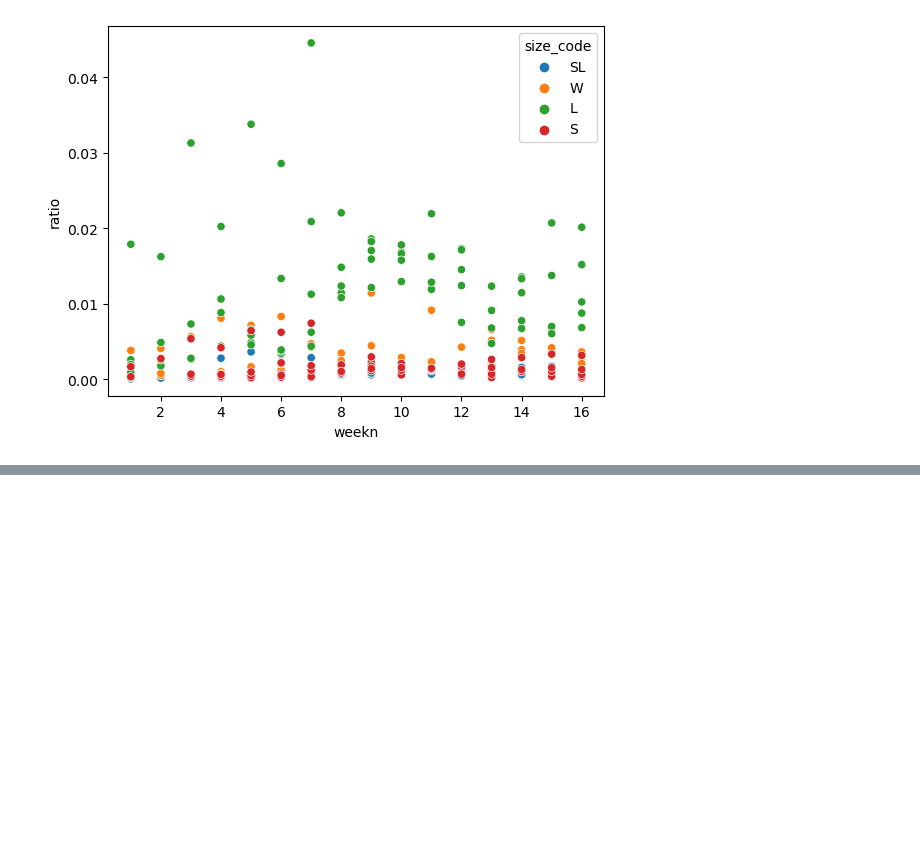
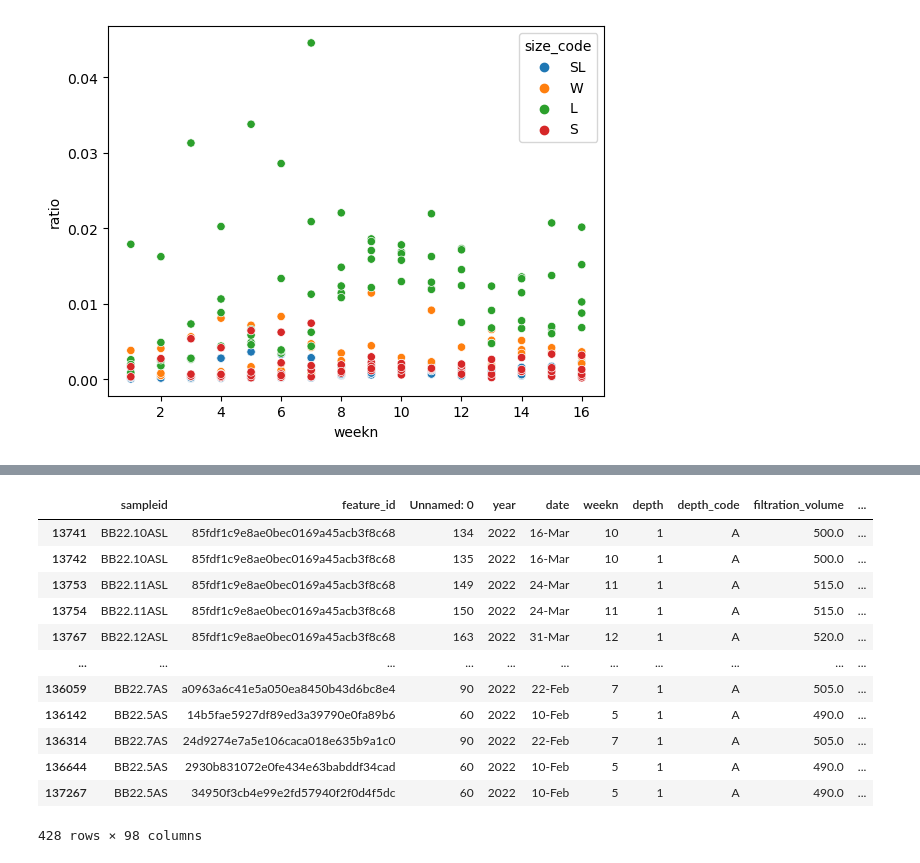
Before and after one commit to dianahaider/size_fractions, a Jupyter notebook: bb2022_sf.ipynb, the cells around one changed output, grey strips where cells are left out. Cells and saved outputs as stored; diff of their text form; code cells hidden in the pictures; blank space fills up the shorter version.

```diff
--- a/bb2022_sf.ipynb
+++ b/bb2022_sf.ipynb
@@ -1428,0 +1477,16 @@ sns.scatterplot(x='weekn', y='ratio', hue='size_code',data=onlyher)
+# %%
+d_spc_c
+# %% [output]
+|  | sampleid | feature_id | Unnamed: 0 | year | date | weekn | depth | depth_code | filtration_volume | ... |
+| 13741 | BB22.10ASL | 85fdf1c9e8ae0bec0169a45acb3f8c68 | 134 | 2022 | 16-Mar | 10 | 1 | A | 500.0 | ... |
+| 13742 | BB22.10ASL | 85fdf1c9e8ae0bec0169a45acb3f8c68 | 135 | 2022 | 16-Mar | 10 | 1 | A | 500.0 | ... |
+| 13753 | BB22.11ASL | 85fdf1c9e8ae0bec0169a45acb3f8c68 | 149 | 2022 | 24-Mar | 11 | 1 | A | 515.0 | ... |
+| 13754 | BB22.11ASL | 85fdf1c9e8ae0bec0169a45acb3f8c68 | 150 | 2022 | 24-Mar | 11 | 1 | A | 515.0 | ... |
+| 13767 | BB22.12ASL | 85fdf1c9e8ae0bec0169a45acb3f8c68 | 163 | 2022 | 31-Mar | 12 | 1 | A | 520.0 | ... |
+| ... | ... | ... | ... | ... | ... | ... | ... | ... | ... | ... |
+| 136059 | BB22.7AS | a0963a6c41e5a050ea8450b43d6bc8e4 | 90 | 2022 | 22-Feb | 7 | 1 | A | 505.0 | ... |
+| 136142 | BB22.5AS | 14b5fae5927df89ed3a39790e0fa89b6 | 60 | 2022 | 10-Feb | 5 | 1 | A | 490.0 | ... |
+| 136314 | BB22.7AS | 24d9274e7a5e106caca018e635b9a1c0 | 90 | 2022 | 22-Feb | 7 | 1 | A | 505.0 | ... |
+| 136644 | BB22.5AS | 2930b831072e0fe434e63babddf34cad | 60 | 2022 | 10-Feb | 5 | 1 | A | 490.0 | ... |
+| 137267 | BB22.5AS | 34950f3cb4e99e2fd57940f2f0d4f5dc | 60 | 2022 | 10-Feb | 5 | 1 | A | 490.0 | ... |
+428 rows × 98 columns
```
Also changed, not shown: parts of 7 cells of this notebook.
